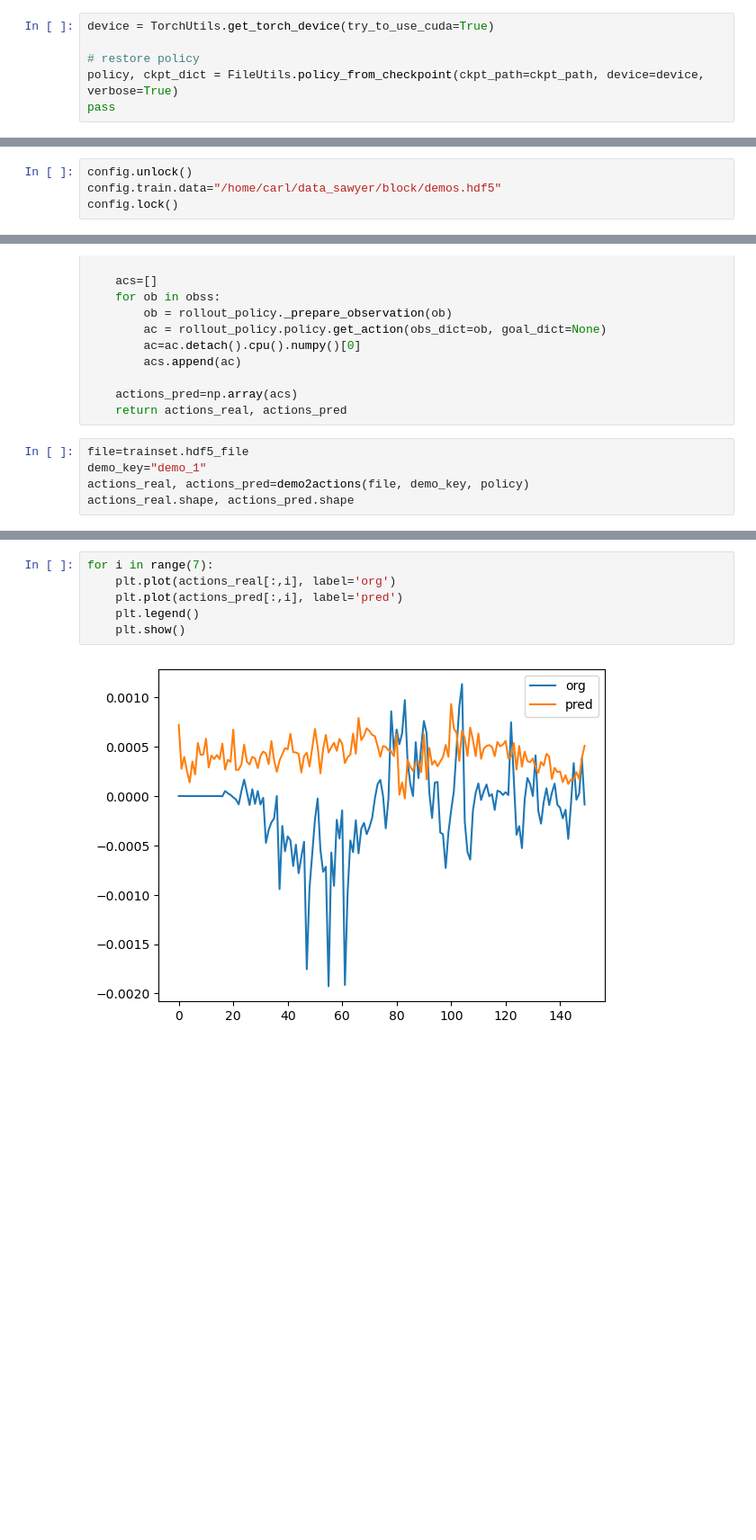
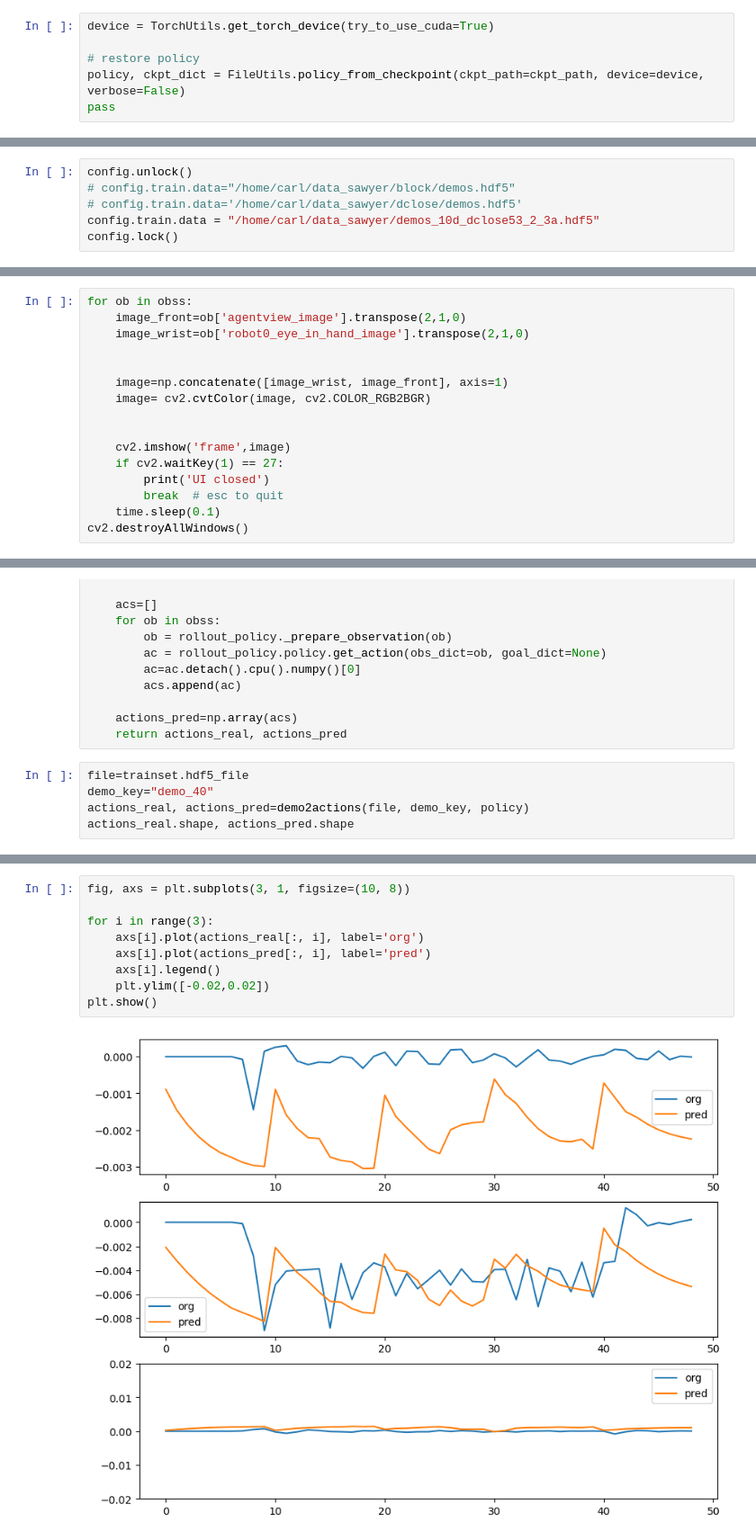
Before and after one commit to kevinpowell/sawyer_robot_ros2, a Jupyter notebook: src/teleop_script/infer_offline.ipynb, the cells around one changed output, grey strips where cells are left out. Shown at 90% size. Saved outputs shown, nothing was run; the diff lists cells and outputs as text; blank space fills up the shorter version.

```diff
--- a/src/teleop_script/infer_offline.ipynb
+++ b/src/teleop_script/infer_offline.ipynb
@@ -43,6 +43,6 @@ assert os.path.exists(ckpt_path)
 device = TorchUtils.get_torch_device(try_to_use_cuda=True)
 
 # restore policy
-policy, ckpt_dict = FileUtils.policy_from_checkpoint(ckpt_path=ckpt_path, device=device, verbose=True)
+policy, ckpt_dict = FileUtils.policy_from_checkpoint(ckpt_path=ckpt_path, device=device, verbose=False)
 pass
 # %% [output]
@@ -89,4 +65,6 @@ config, _ = FileUtils.config_from_checkpoint(algo_name=algo_name, ckpt_dict=ckpt
 # %%
 config.unlock()
-config.train.data="/home/carl/data_sawyer/block/demos.hdf5"
+# config.train.data="/home/carl/data_sawyer/block/demos.hdf5"
+# config.train.data='/home/carl/data_sawyer/dclose/demos.hdf5'
+config.train.data = "/home/carl/data_sawyer/demos_10d_dclose53_2_3a.hdf5"
 config.lock()
@@ -128,0 +130,16 @@ dict_keys(['agentview_image', 'robot0_eef_pos', 'robot0_eye_in_hand_image'])
+# %%
+for ob in obss:
+    image_front=ob['agentview_image'].transpose(2,1,0)
+    image_wrist=ob['robot0_eye_in_hand_image'].transpose(2,1,0)
+
+
+    image=np.concatenate([image_wrist, image_front], axis=1)
+    image= cv2.cvtColor(image, cv2.COLOR_RGB2BGR)
+
+
+    cv2.imshow('frame',image)
+    if cv2.waitKey(1) == 27:
+        print('UI closed')
+        break  # esc to quit
+    time.sleep(0.1)
+cv2.destroyAllWindows()
@@ -154,7 +174,7 @@ def demo2actions(hdf5_file, demo_key, rollout_policy):
     return actions_real, actions_pred
 # %%
 file=trainset.hdf5_file
-demo_key="demo_1"
+demo_key="demo_40"
 actions_real, actions_pred=demo2actions(file, demo_key, policy)
 actions_real.shape, actions_pred.shape
 # %% [output]
@@ -162,8 +182,11 @@ actions_real.shape, actions_pred.shape
 # %%
-for i in range(7):
-    plt.plot(actions_real[:,i], label='org')
-    plt.plot(actions_pred[:,i], label='pred')
-    plt.legend()
-    plt.show()
+fig, axs = plt.subplots(3, 1, figsize=(10, 8))
+
+for i in range(3):
+    axs[i].plot(actions_real[:, i], label='org')
+    axs[i].plot(actions_pred[:, i], label='pred')
+    axs[i].legend()
+    plt.ylim([-0.02,0.02])
+plt.show()
 # %% [output]
-[figure, old version]
+[figure, new version]
```
Also changed, not shown: parts of 20 cells of this notebook, 6 other files.
